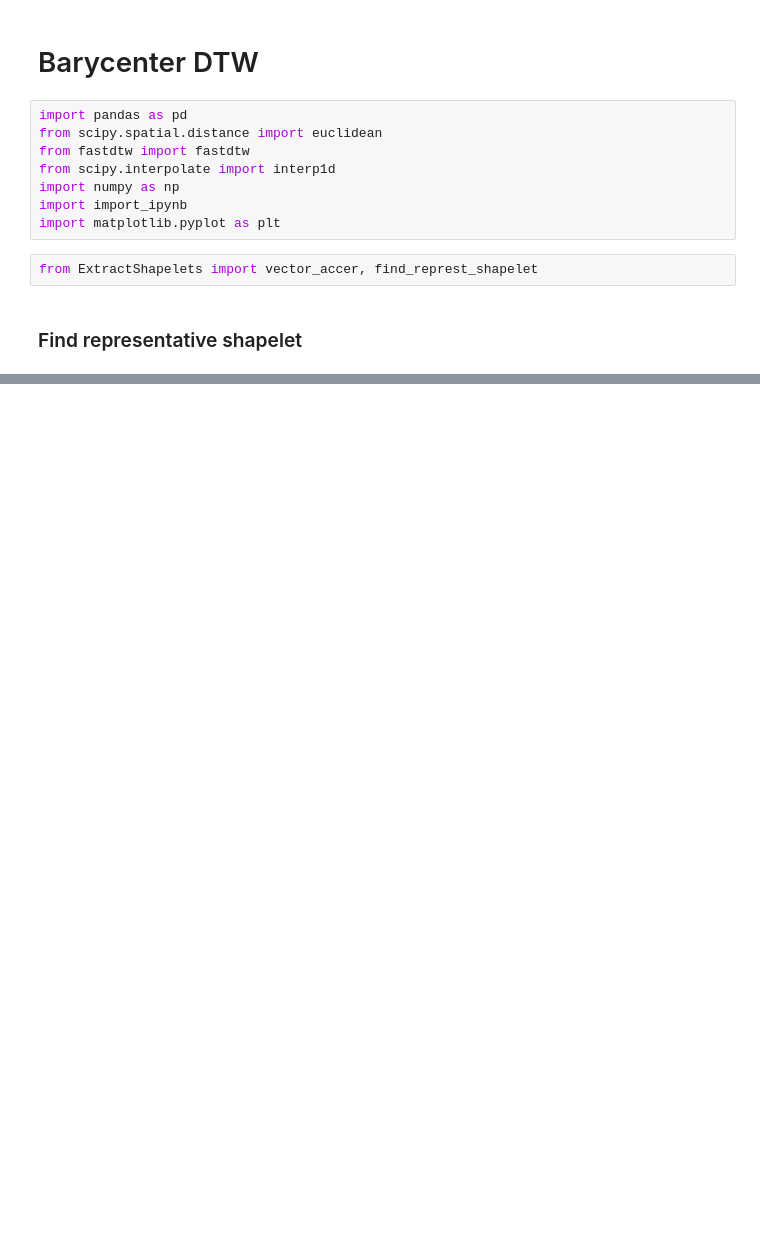
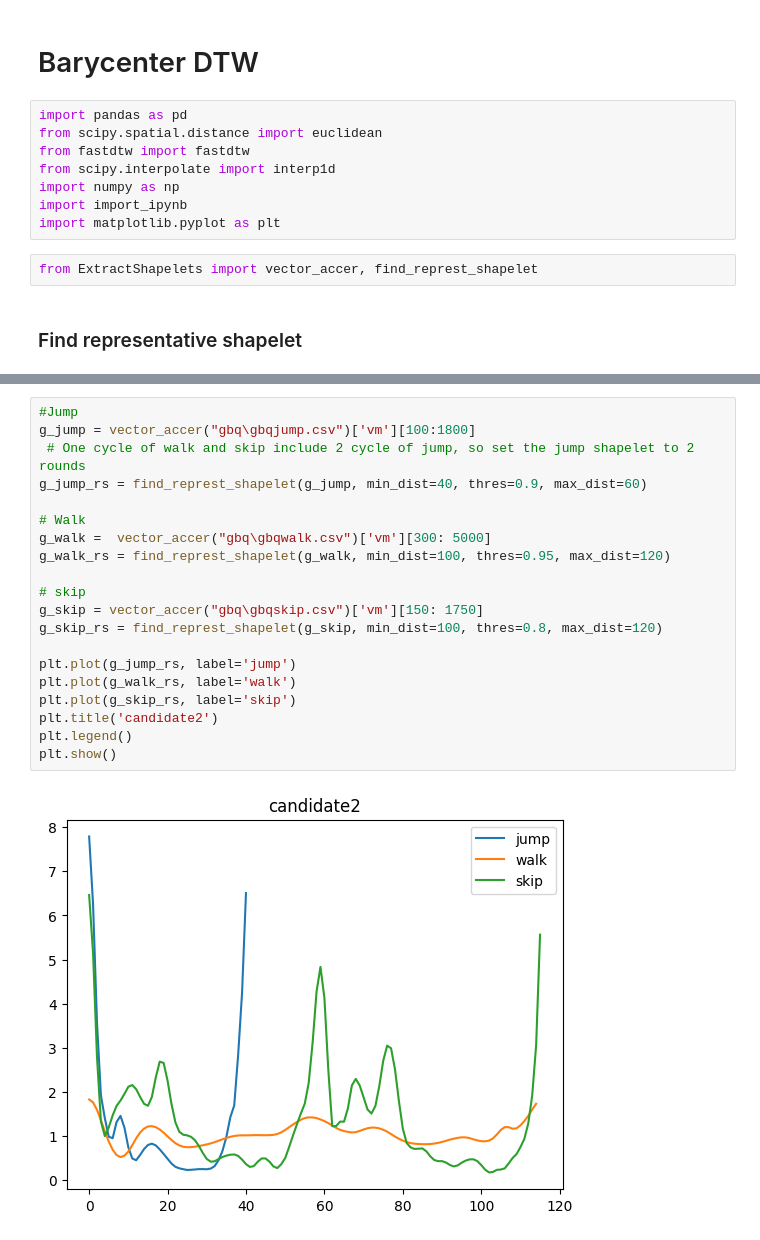
Before and after one commit to QingwenZeng123/Combine-shapelets, a Jupyter notebook: Barycenter_DTW.ipynb, the cells around one changed output, grey strips where cells are left out. Cells and saved outputs as stored; diff of their text form; blank space fills up the shorter version.

```diff
--- a/Barycenter_DTW.ipynb
+++ b/Barycenter_DTW.ipynb
@@ -36,0 +52,22 @@ pd.DataFrame(skip_rs).plot(legend=False)
+# %%
+#Jump
+g_jump = vector_accer("gbq\gbqjump.csv")['vm'][100:1800]
+ # One cycle of walk and skip include 2 cycle of jump, so set the jump shapelet to 2 rounds
+g_jump_rs = find_represt_shapelet(g_jump, min_dist=40, thres=0.9, max_dist=60)
+
+# Walk
+g_walk =  vector_accer("gbq\gbqwalk.csv")['vm'][300: 5000]
+g_walk_rs = find_represt_shapelet(g_walk, min_dist=100, thres=0.95, max_dist=120)
+
+# skip
+g_skip = vector_accer("gbq\gbqskip.csv")['vm'][150: 1750]
+g_skip_rs = find_represt_shapelet(g_skip, min_dist=100, thres=0.8, max_dist=120)
+
+plt.plot(g_jump_rs, label='jump')
+plt.plot(g_walk_rs, label='walk')
+plt.plot(g_skip_rs, label='skip')
+plt.title('candidate2')
+plt.legend()
+plt.show()
+# %% [output]
+[figure, added]
```
Also changed, not shown: parts of 13 cells of this notebook, 5 other files.
